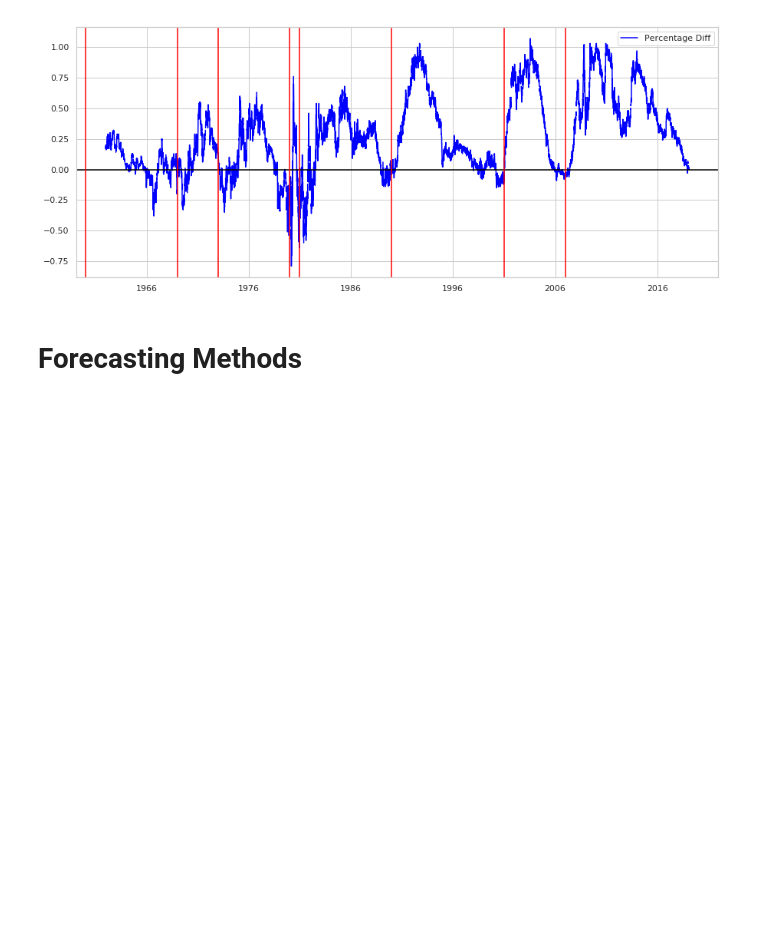
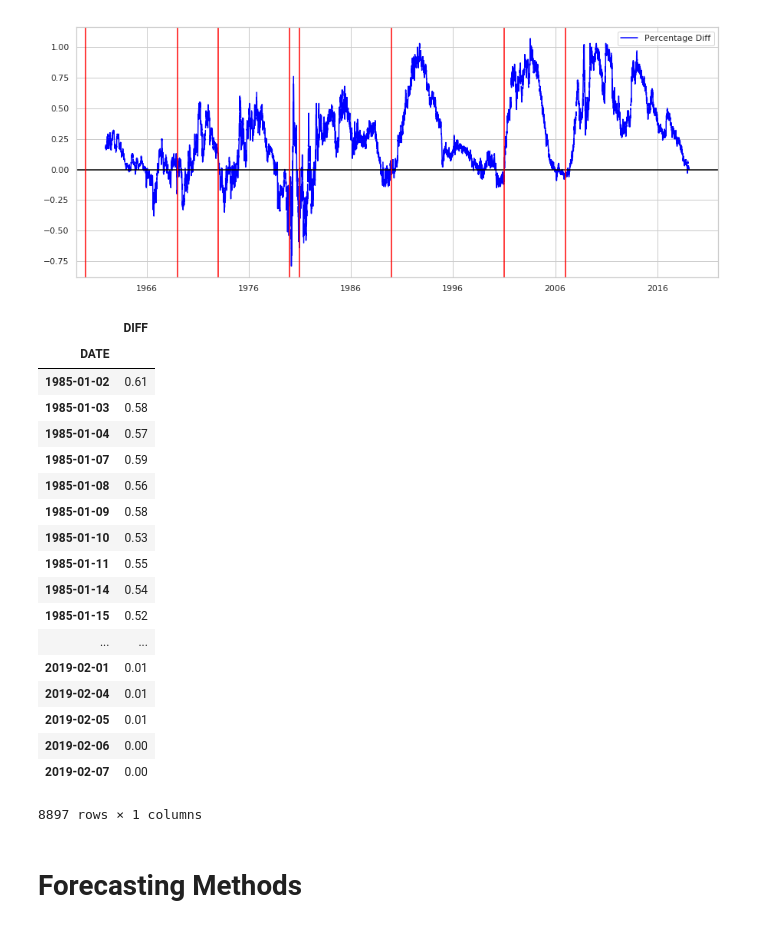
Before and after one commit to guyandtheworld/recession, a Jupyter notebook: model/Bond Analysis.ipynb, the cells around one changed output. Drawn from its saved outputs; the diff is of its cells as text; code cells hidden in the pictures; blank space fills up the shorter version.

```diff
--- a/model/Bond Analysis.ipynb
+++ b/model/Bond Analysis.ipynb
@@ -53,6 +53,28 @@ for year in years:
 [figure]
 # %%
 pd.DataFrame(df['DIFF']).to_csv('diff_df.csv')
+# %%
+pd.read_csv('diff_df.csv').set_index('DATE')
+# %% [output]
+|  | DIFF |
+| DATE |  |
+| 1985-01-02 | 0.61 |
+| 1985-01-03 | 0.58 |
+| 1985-01-04 | 0.57 |
+| 1985-01-07 | 0.59 |
+| 1985-01-08 | 0.56 |
+| 1985-01-09 | 0.58 |
+| 1985-01-10 | 0.53 |
+| 1985-01-11 | 0.55 |
+| 1985-01-14 | 0.54 |
+| 1985-01-15 | 0.52 |
+| ... | ... |
+| 2019-02-01 | 0.01 |
+| 2019-02-04 | 0.01 |
+| 2019-02-05 | 0.01 |
+| 2019-02-06 | 0.00 |
+| 2019-02-07 | 0.00 |
+8897 rows × 1 columns
 # %% [markdown]
 # Forecasting Methods
 # %%
```
Also changed, not shown: parts of 2 cells of this notebook, 4 other files.
